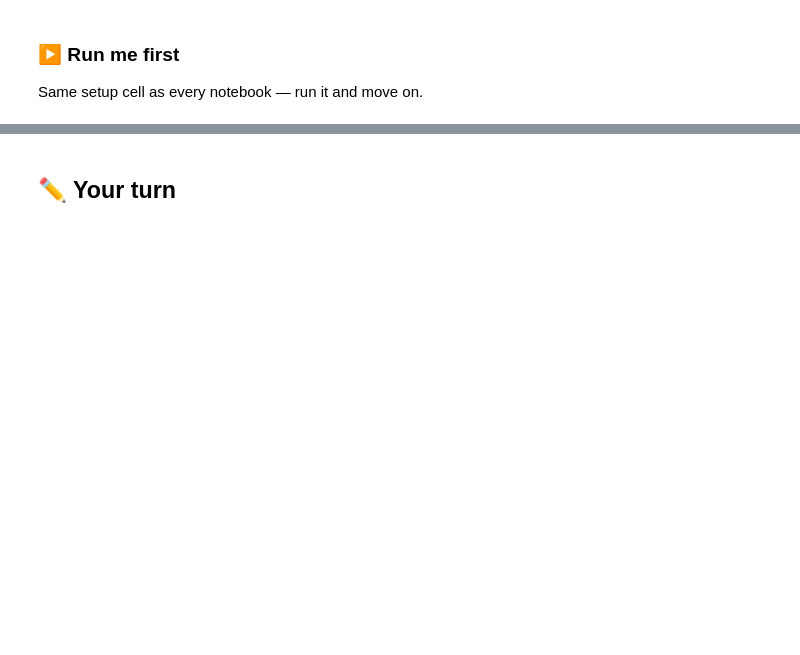
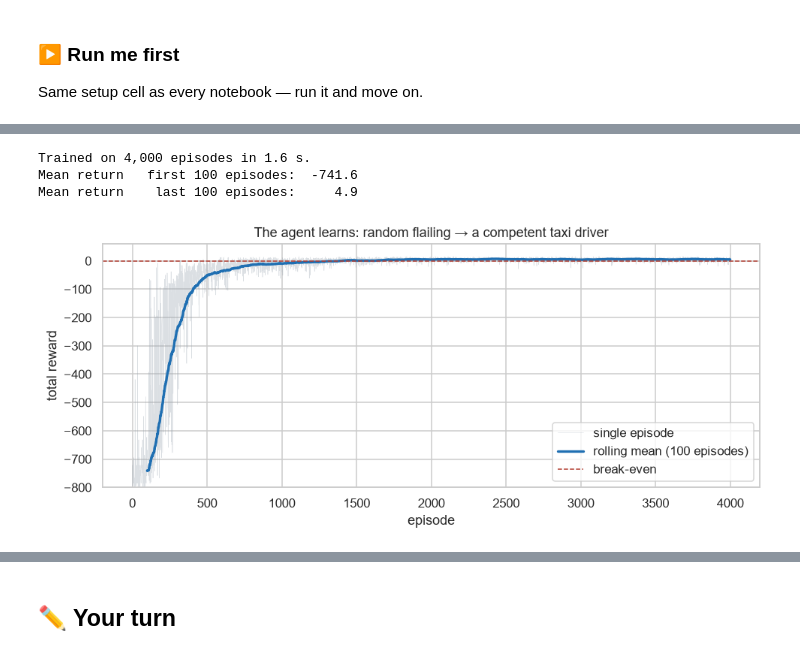
Before and after one commit to lorenzkap/ML2026, a Jupyter notebook: 11_reinforcement_learning_qlearning.ipynb, the cells around one changed output, grey strips where cells are left out. Cells and saved outputs as stored; diff of their text form; code cells hidden in the pictures; blank space fills up the shorter version.

```diff
--- a/11_reinforcement_learning_qlearning.ipynb
+++ b/11_reinforcement_learning_qlearning.ipynb
@@ -598,0 +324,44 @@ randomised trials.
+# %%
+def q_learning(env, n_episodes, alpha=0.5, gamma=0.99,
+               eps_start=1.0, eps_end=0.05, eps_decay=0.999, seed=RANDOM_STATE):
+    """Tabular Q-learning on ANY Gymnasium environment with discrete states and actions.
+    Returns the Q-table and the total reward of every episode."""
+    rng = np.random.default_rng(seed)
+    nS, nA = env.observation_space.n, env.action_space.n
+    Q = np.zeros((nS, nA))
+    episode_returns, eps = [], eps_start
+
+    for ep in range(n_episodes):
+        s, _ = env.reset(seed=int(rng.integers(1 << 30)))
+        total, done = 0.0, False
+        while not done:
+            a = int(rng.integers(nA)) if rng.random() < eps else int(np.argmax(Q[s]))   # ε-greedy
+            s2, r, terminated, truncated, _ = env.step(a)
+            best_next = 0.0 if terminated else Q[s2].max()          # nothing follows a terminal state
+            Q[s, a] += alpha * (r + gamma * best_next - Q[s, a])    # ← the formula above
+            s, total, done = s2, total + r, terminated or truncated
+        eps = max(eps_end, eps * eps_decay)                          # explore less as we learn
+        episode_returns.append(total)
+    return Q, np.array(episode_returns)
+
+import time
+t0 = time.time()
+Q_taxi, taxi_returns = q_learning(gym.make(TAXI), n_episodes=4000, alpha=0.5, eps_decay=0.9985)
+print(f"Trained on 4,000 episodes in {time.time()-t0:.1f} s.")
+print(f"Mean return   first 100 episodes: {taxi_returns[:100].mean():7.1f}")
+print(f"Mean return    last 100 episodes: {taxi_returns[-100:].mean():7.1f}")
+# %% [output]
+Trained on 4,000 episodes in 1.6 s.
+Mean return   first 100 episodes:  -741.6
+Mean return    last 100 episodes:     4.9
+# %%
+roll = pd.Series(taxi_returns).rolling(100).mean()
+fig, ax = plt.subplots(figsize=(9, 4))
+ax.plot(taxi_returns, lw=.4, alpha=.35, color="#9aa5b1", label="single episode")
+ax.plot(roll, lw=2.2, color="#1f6fb2", label="rolling mean (100 episodes)")
+ax.axhline(0, color="#b23a2e", ls="--", lw=1, label="break-even")
+ax.set_xlabel("episode"); ax.set_ylabel("total reward"); ax.set_ylim(-800, 60)
+ax.set_title("The agent learns: random flailing → a competent taxi driver"); ax.legend()
+plt.tight_layout(); plt.show()
+# %% [output]
+[figure, added]
```
Also changed, not shown: parts of 85 cells of this notebook, 3 other files.
